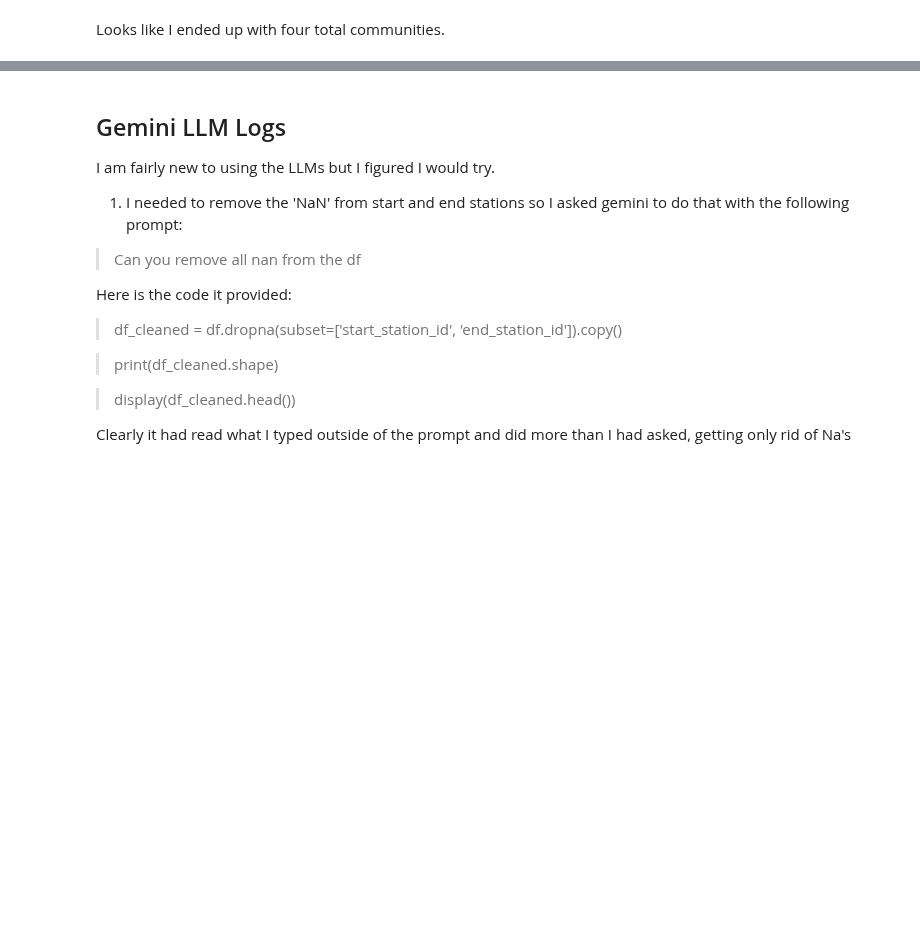
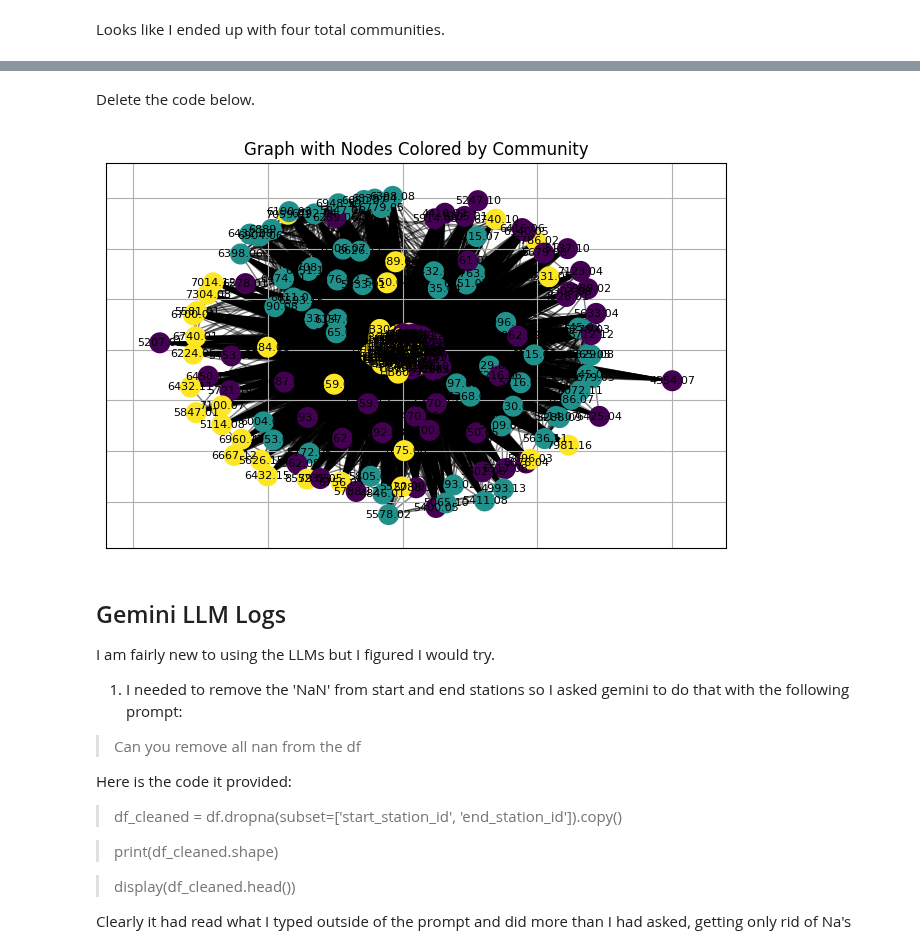
Before and after one commit to nurfnick/NetworkScience, a Jupyter notebook: HomeworkAssignments/Homework1.ipynb, the cells around one changed output, grey strips where cells are left out. Cells and saved outputs as stored; diff of their text form; code cells hidden in the pictures; blank space fills up the shorter version.

```diff
--- a/HomeworkAssignments/Homework1.ipynb
+++ b/HomeworkAssignments/Homework1.ipynb
@@ -413,3 +416,24 @@ TypeError: bar() missing 1 required positional argument: 'height'
+# %% [markdown]
+Delete the code below.
+# %%
+ from networkx.algorithms import community
+communities = community.louvain_communities(G, seed=123)
+node_community_map = {}
+for i, comm in enumerate(communities):
+  for node in comm:
+    node_community_map[node] = i
+
+num_communities = len(communities)
+colors = [plt.cm.get_cmap('viridis', num_communities)(node_community_map[node]) for node in G.nodes()]
+
+pos = nx.spring_layout(G, seed=42) # Choose a layout algorithm
+nx.draw_networkx_nodes(G, pos, node_color=colors, node_size=200)
+nx.draw_networkx_edges(G, pos, alpha=0.5)
+nx.draw_networkx_labels(G, pos, font_size=8)
+plt.title("Graph with Nodes Colored by Community")
+plt.show()
+# %% [output]
+[figure, added]
 # %% [markdown]
 ## Gemini LLM Logs
 
```
Also changed, not shown: parts of 3 cells of this notebook.
